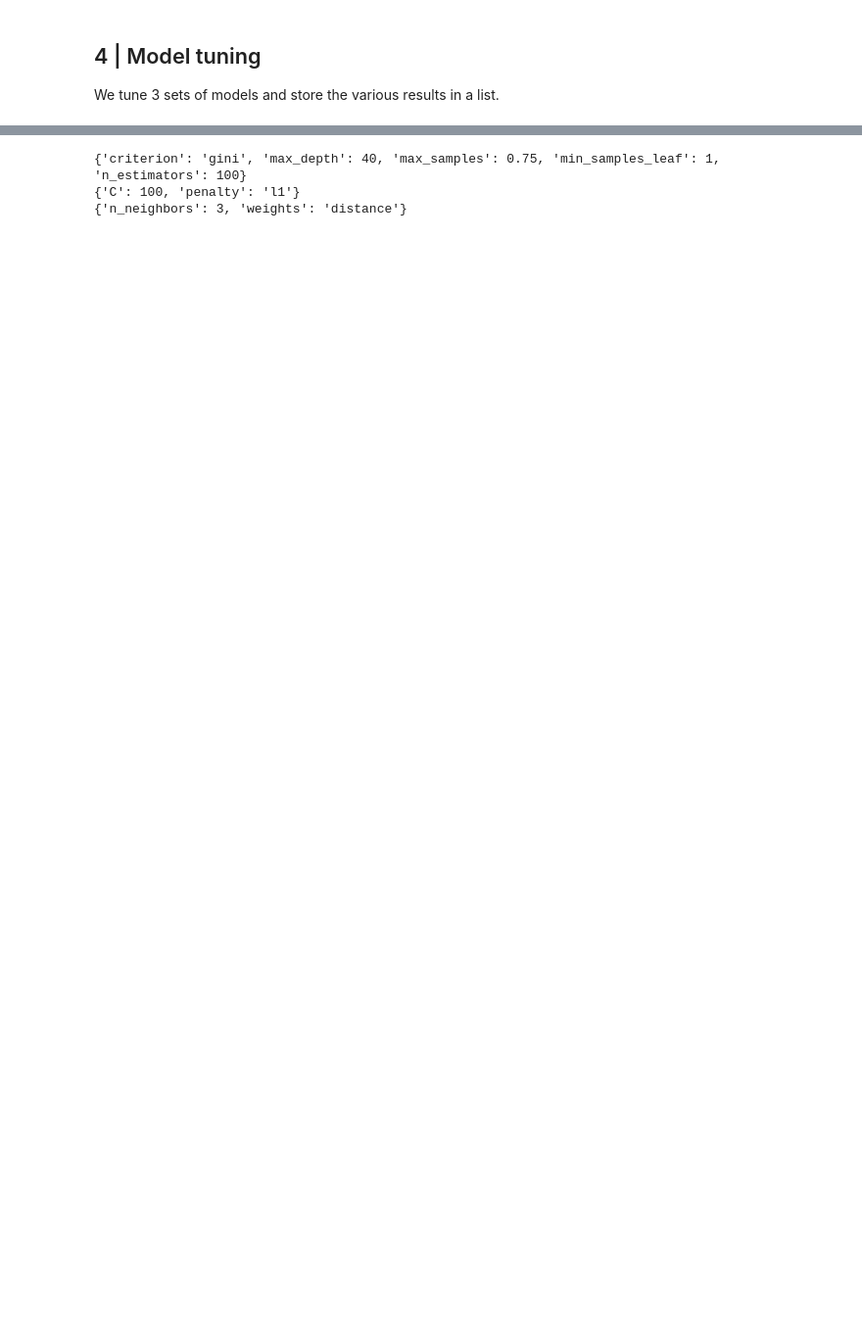
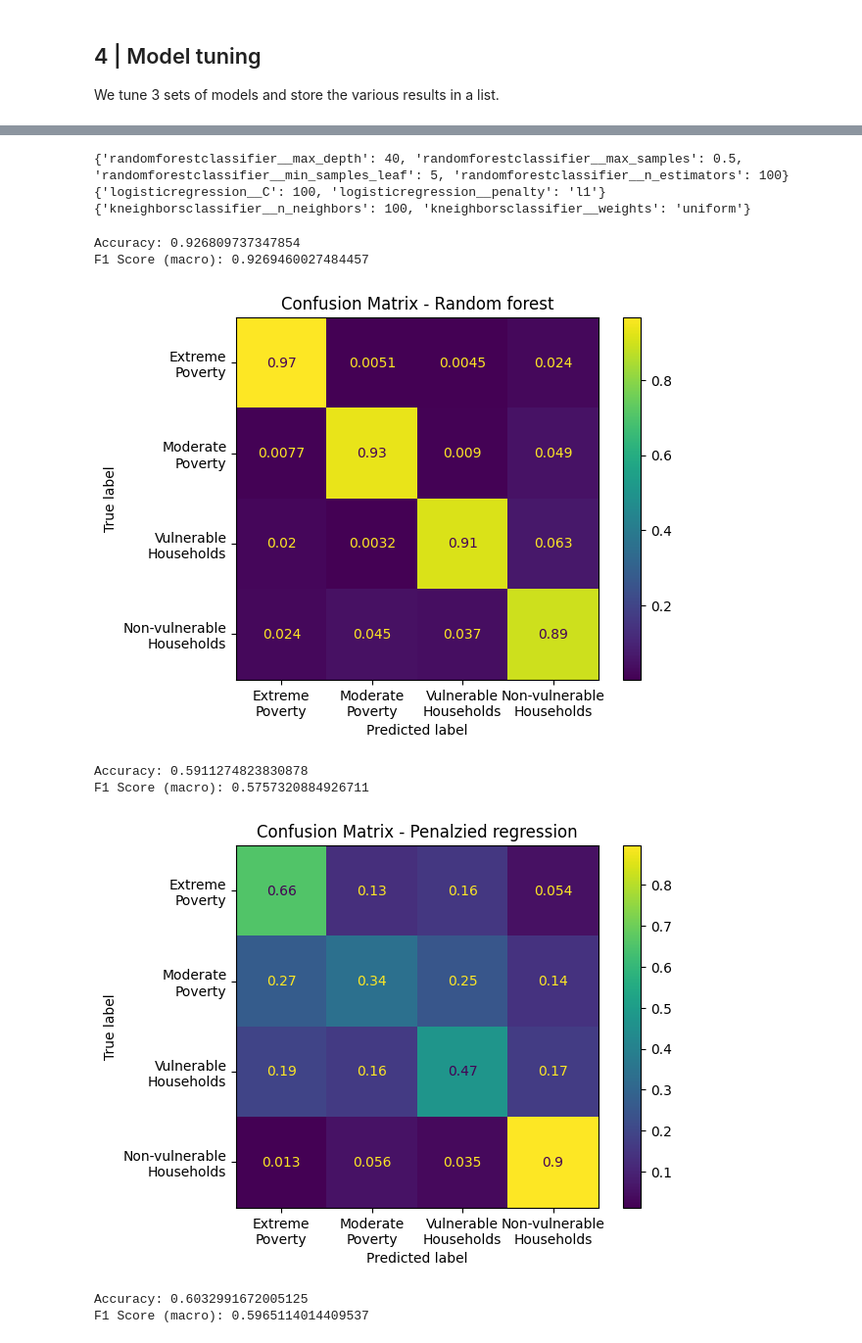
Before and after one commit to m-rosenbaum/cr_pmt, a Jupyter notebook: model/cleaning.ipynb, the cells around one changed output, grey strips where cells are left out. Shown at 98% size. Drawn from its saved outputs; the diff is of its cells as text; code cells hidden in the pictures; blank space fills up the shorter version.

```diff
--- a/model/cleaning.ipynb
+++ b/model/cleaning.ipynb
@@ -92,11 +122,29 @@ knn_model = knn[3].fit(X_train, y_train)
 # Storing MR trained CV values and then the best parameters as comments
 tuning.create_estimate_table(rf, 'Random Forest', '../report/rf.csv')
 tuning.create_estimate_table(lm, 'Logit', '../report/lm.csv')
-tuning.create_estimate_table(lm, 'Logit', '../report/knn.csv')
-print(rf[0][rf[2]]) # {'criterion': 'gini', 'max_depth': 40, 'max_samples': 0.75, 'min_samples_leaf': 1, 'n_estimators': 100}
+tuning.create_estimate_table(knn, 'Logit', '../report/knn.csv')
+print(rf[0][rf[2]]) # {'max_depth': 40, 'max_samples': 0.5, 'min_samples_leaf': 5, 'n_estimators': 100}
 print(lm[0][lm[2]]) # {'C': 100, 'penalty': 'l1'}
-print(knn[0][knn[2]]) # {'leaf_size': 3, 'weights': distance} MR is skeptical this isn't overfit
+print(knn[0][knn[2]]) # {'n_neighbors': 100, 'weights': uniform} MR is skeptical this isn't overfit
 # %% [output]
-{'criterion': 'gini', 'max_depth': 40, 'max_samples': 0.75, 'min_samples_leaf': 1, 'n_estimators': 100}
-{'C': 100, 'penalty': 'l1'}
-{'n_neighbors': 3, 'weights': 'distance'}
+{'randomforestclassifier__max_depth': 40, 'randomforestclassifier__max_samples': 0.5, 'randomforestclassifier__min_samples_leaf': 5, 'randomforestclassifier__n_estimators': 100}
+{'logisticregression__C': 100, 'logisticregression__penalty': 'l1'}
+{'kneighborsclassifier__n_neighbors': 100, 'kneighborsclassifier__weights': 'uniform'}
+# %%
+#Confusion matrix for Random Forest
+tuning.visualize_acc(rf_model, "Random forest", X_train_resamp, y_train_resamp)
+tuning.visualize_acc(lm_model, "Penalzied regression", X_train_resamp, y_train_resamp)
+tuning.visualize_acc(knn_model, "K-Nearest Neighbors", X_train_resamp, y_train_resamp)
+
+tuning.plot_roc_auc(rf_model, "Random forest", X_train_resamp, y_train_resamp)
+tuning.plot_roc_auc(lm_model, "Penalized regression", X_train_resamp, y_train_resamp)
+tuning.plot_roc_auc(knn_model,"K-Nearest Neighbors",  X_train_resamp, y_train_resamp)
+# %% [output]
+Accuracy: 0.926809737347854
+F1 Score (macro): 0.9269460027484457
+[figure, added]
+Accuracy: 0.5911274823830878
+F1 Score (macro): 0.5757320884926711
+[figure, added]
+Accuracy: 0.6032991672005125
+F1 Score (macro): 0.5965114014409537
```
Also changed, not shown: parts of 11 cells of this notebook, 9 other files.
